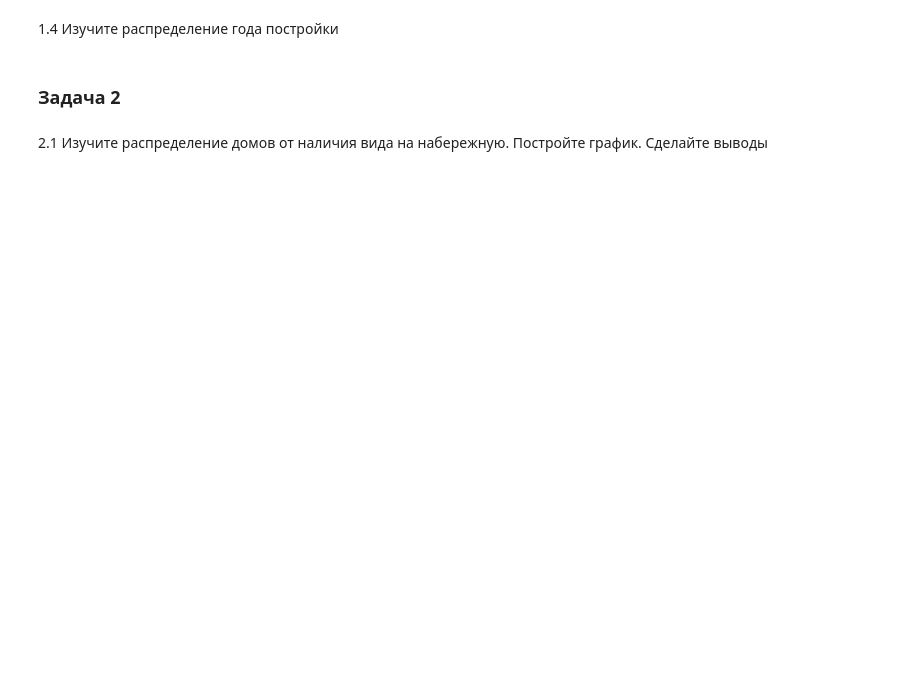
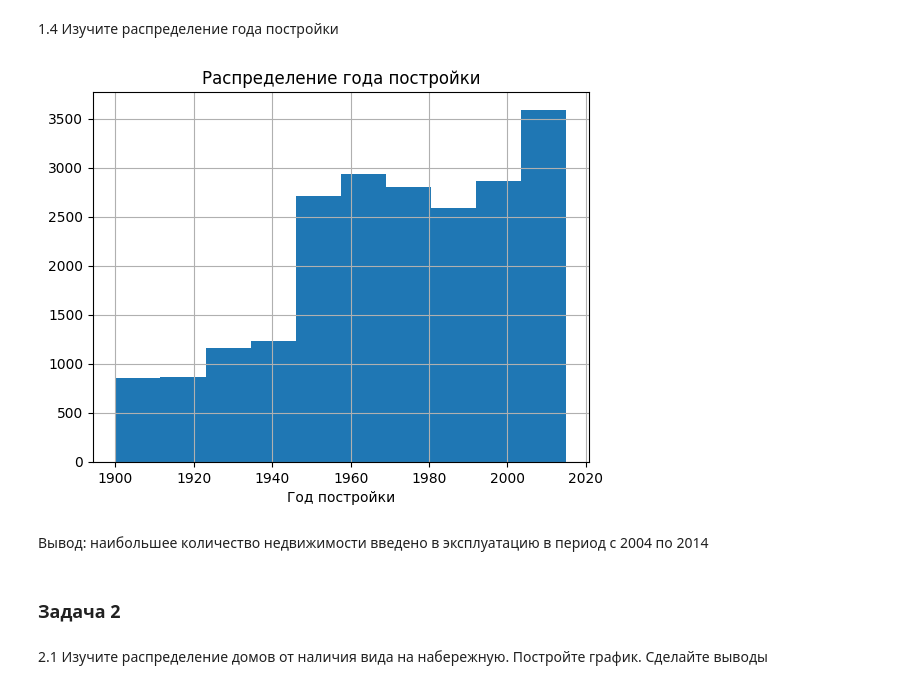
Before and after one commit to AleksandrSukhushin/Python-Basics-for-Analysts, a Jupyter notebook: Homeworks/HW #4/Tasks.ipynb, the cells around one changed output. Saved outputs shown, nothing was run; the diff lists cells and outputs as text; code cells hidden in the pictures; blank space fills up the shorter version.

```diff
--- a/Homeworks/HW #4/Tasks.ipynb
+++ b/Homeworks/HW #4/Tasks.ipynb
@@ -22,5 +57,15 @@ df.head()
 # %% [markdown]
 1.4 Изучите распределение года постройки
+# %%
+plt.hist(df['yr_built'])
+plt.xlabel('Год постройки')
+plt.title('Распределение года постройки')
+plt.grid()
+plt.show()
+# %% [output]
+[figure, added]
+# %% [markdown]
+Вывод: наибольшее количество недвижимости введено в эксплуатацию в период с 2004 по 2014
 # %% [markdown]
 ### Задача 2
 # %% [markdown]
```
Also changed, not shown: parts of 19 cells of this notebook, 1 other file.
